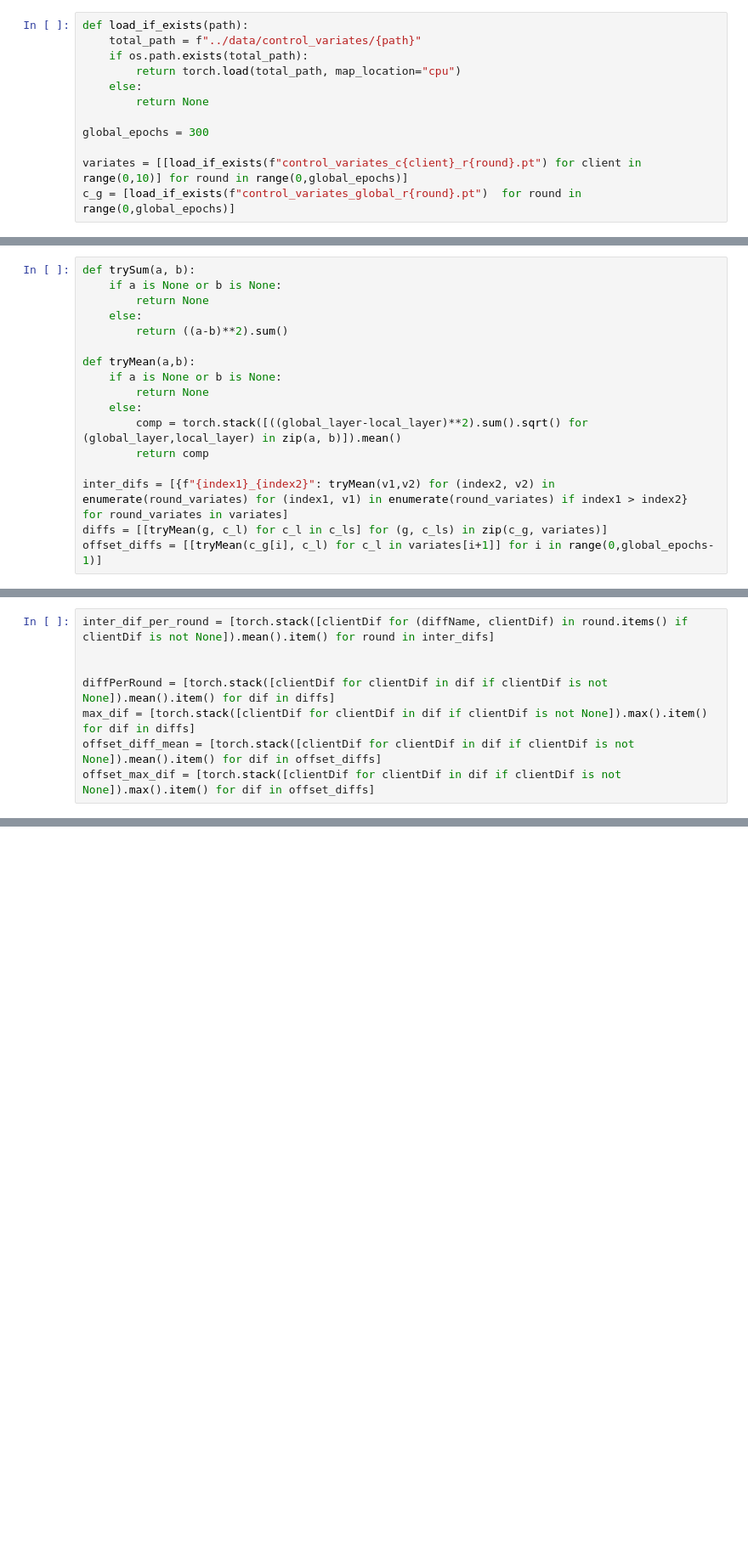
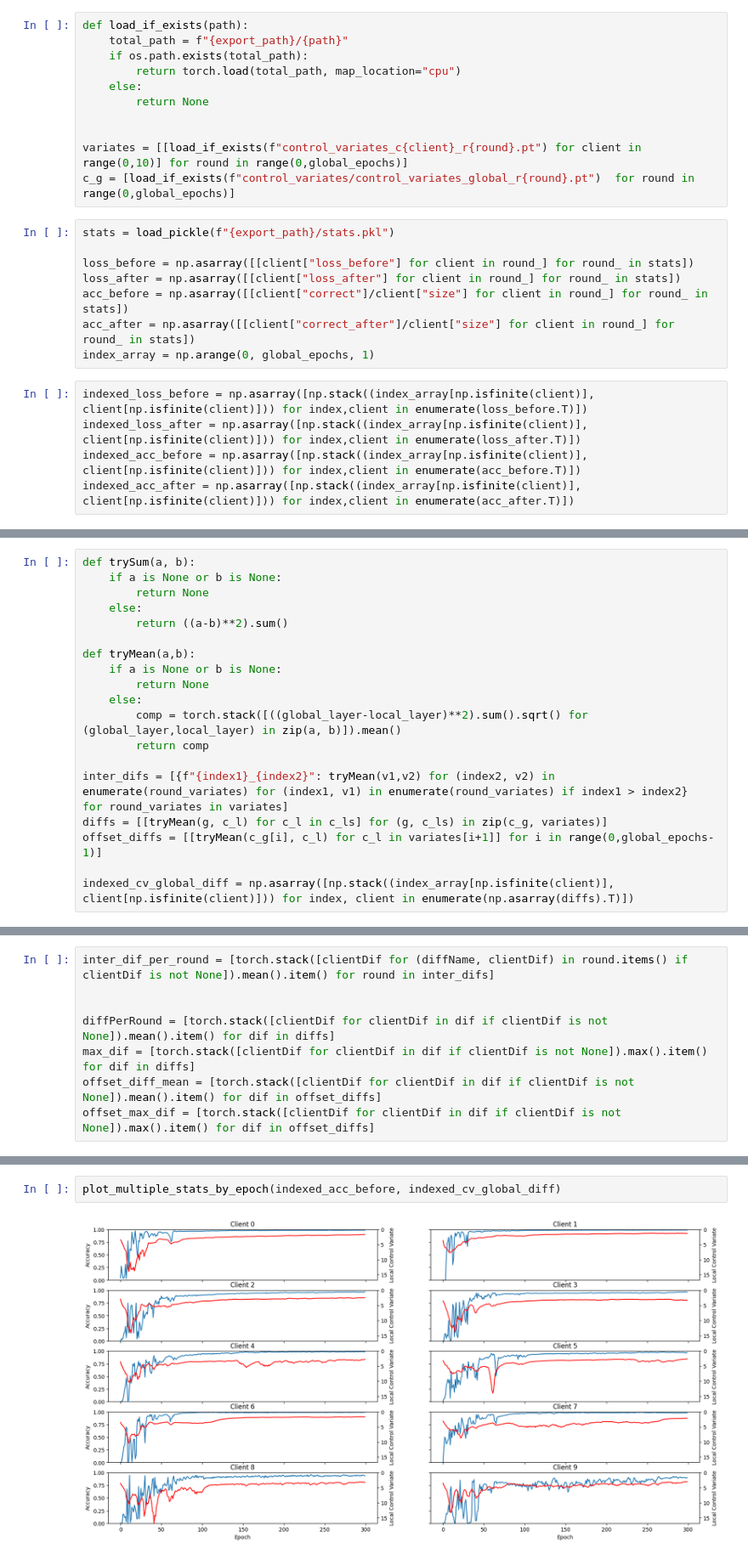
Before and after one commit to martinio1448/SCAFFOLD-PyTorch, a Jupyter notebook: src/read.ipynb, the cells around one changed output, grey strips where cells are left out. Shown: that part at 85% size. Drawn from its saved outputs; the diff is of its cells as text; blank space fills up the shorter version.

```diff
--- a/src/read.ipynb
+++ b/src/read.ipynb
@@ -13,12 +38,24 @@ True
 # %%
 def load_if_exists(path):
-    total_path = f"../data/control_variates/{path}"
+    total_path = f"{export_path}/{path}"
     if os.path.exists(total_path):
         return torch.load(total_path, map_location="cpu")
     else:
         return None
 
-global_epochs = 300
 
 variates = [[load_if_exists(f"control_variates_c{client}_r{round}.pt") for client in range(0,10)] for round in range(0,global_epochs)]
-c_g = [load_if_exists(f"control_variates_global_r{round}.pt")  for round in range(0,global_epochs)]
+c_g = [load_if_exists(f"control_variates/control_variates_global_r{round}.pt")  for round in range(0,global_epochs)]
+# %%
+stats = load_pickle(f"{export_path}/stats.pkl")
+
+loss_before = np.asarray([[client["loss_before"] for client in round_] for round_ in stats])
+loss_after = np.asarray([[client["loss_after"] for client in round_] for round_ in stats])
+acc_before = np.asarray([[client["correct"]/client["size"] for client in round_] for round_ in stats])
+acc_after = np.asarray([[client["correct_after"]/client["size"] for client in round_] for round_ in stats])
+index_array = np.arange(0, global_epochs, 1)
+# %%
+indexed_loss_before = np.asarray([np.stack((index_array[np.isfinite(client)], client[np.isfinite(client)])) for index,client in enumerate(loss_before.T)])
+indexed_loss_after = np.asarray([np.stack((index_array[np.isfinite(client)], client[np.isfinite(client)])) for index,client in enumerate(loss_after.T)])
+indexed_acc_before = np.asarray([np.stack((index_array[np.isfinite(client)], client[np.isfinite(client)])) for index,client in enumerate(acc_before.T)])
+indexed_acc_after = np.asarray([np.stack((index_array[np.isfinite(client)], client[np.isfinite(client)])) for index,client in enumerate(acc_after.T)])
@@ -39,3 +120,5 @@ def tryMean(a,b):
 inter_difs = [{f"{index1}_{index2}": tryMean(v1,v2) for (index2, v2) in enumerate(round_variates) for (index1, v1) in enumerate(round_variates) if index1 > index2}  for round_variates in variates]
 diffs = [[tryMean(g, c_l) for c_l in c_ls] for (g, c_ls) in zip(c_g, variates)]
 offset_diffs = [[tryMean(c_g[i], c_l) for c_l in variates[i+1]] for i in range(0,global_epochs-1)]
+
+indexed_cv_global_diff = np.asarray([np.stack((index_array[np.isfinite(client)], client[np.isfinite(client)])) for index, client in enumerate(np.asarray(diffs).T)])
@@ -93,0 +137,4 @@ tensor(0.0034, device='cuda:6')
+# %%
+plot_multiple_stats_by_epoch(indexed_acc_before, indexed_cv_global_diff)
+# %% [output]
+[figure, added]
```
Also changed, not shown: parts of 28 cells of this notebook, 9 other files.
